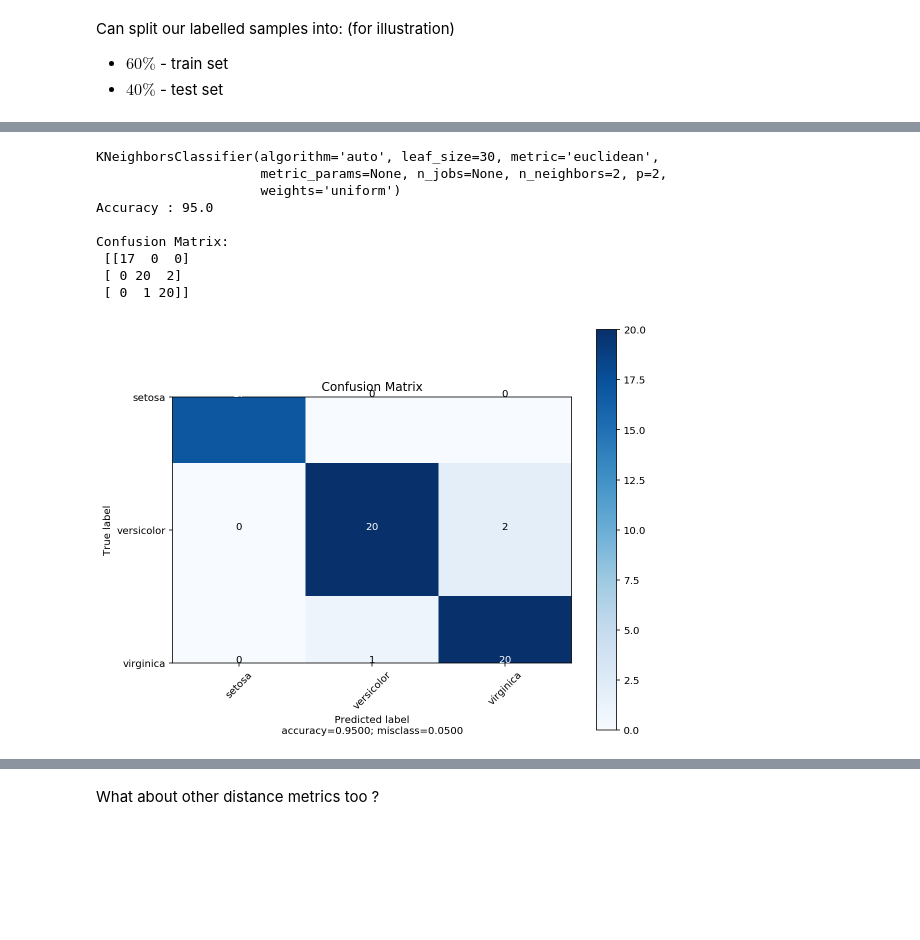
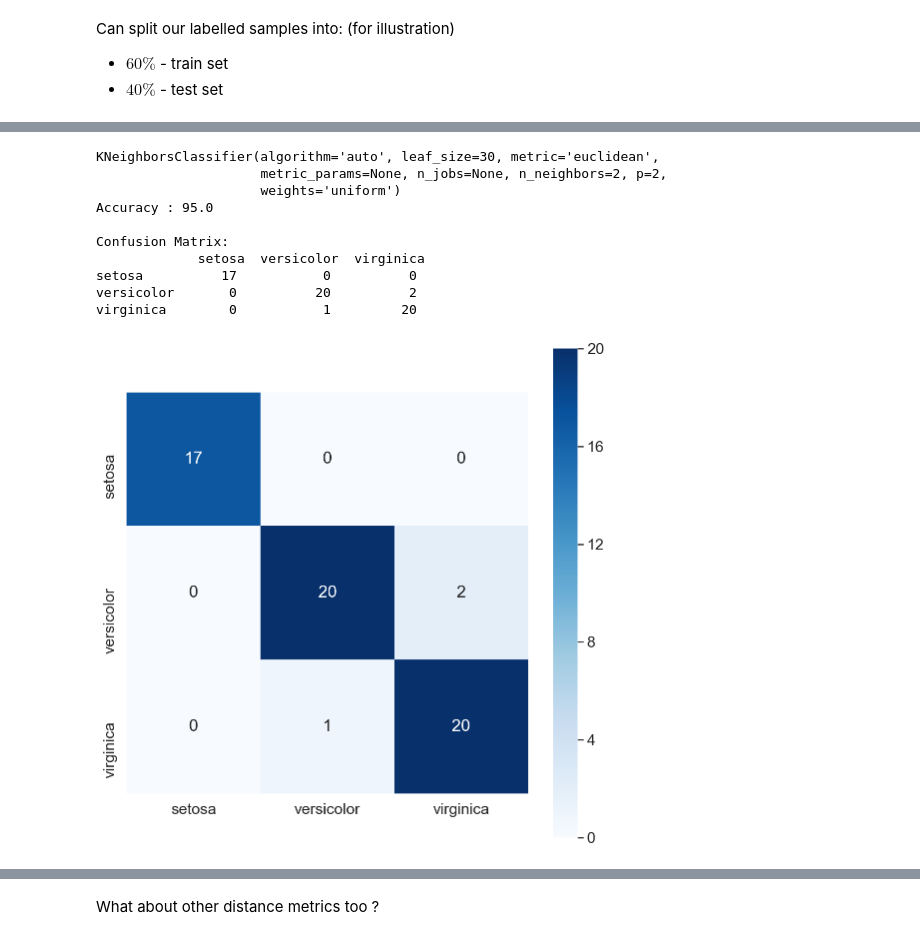
Before and after one commit to PacktPublishing/Practical-Machine-Learning-with-TensorFlow-2.0-and-Scikit-Learn, a Jupyter notebook: section_3/3-1.ipynb, the cells around one changed output, grey strips where cells are left out. Saved outputs shown, nothing was run; the diff lists cells and outputs as text; code cells hidden in the pictures; blank space fills up the shorter version.

```diff
--- a/section_3/3-1.ipynb
+++ b/section_3/3-1.ipynb
@@ -168,0 +90,5 @@ Ref: https://commons.wikimedia.org/wiki/File:Anderson%27s_Iris_data_set.png
+# %%
+# Coloured Correlation Matrix
+axs = sn.heatmap(iris_df.corr(), cmap="Blues", annot=True, square=True)
+axs.set_ylim(0, len(iris_df.corr()))
+plt.show()
@@ -242,30 +182,32 @@ plot_knn_decision_boundary()
 # %%
 from sklearn.metrics import accuracy_score, confusion_matrix
 # Create and fit a nearest-neighbor classifier
 def create_example_knn():
     n_neighbors = 2
     knn = KNeighborsClassifier(n_neighbors, metric='euclidean')
     print(knn.fit(X_train, y_train))
     y_test_predict = knn.predict(X_test)
+    cm = pd.DataFrame(confusion_matrix(y_test, y_test_predict), index=iris.target_names, columns=iris.target_names)
     print('Accuracy : {} \n'.format(100 * accuracy_score(y_test, y_test_predict)))
-    print('Confusion Matrix: \n {}'.format(confusion_matrix(y_test, y_test_predict)))
-    plot_confusion_matrix(cm=confusion_matrix(y_test, y_test_predict),
-                      normalize=False,
-                      target_names=iris.target_names,
-                      title='Confusion Matrix')
+    print('Confusion Matrix: \n {}'.format(cm))
+    axs = sn.heatmap(cm, cmap="Blues", annot=True, square=True)
+    axs.set_ylim(0, len(cm))
+    axs.invert_yaxis()
+    plt.show()
 
 create_example_knn()
 # %% [output]
 KNeighborsClassifier(algorithm='auto', leaf_size=30, metric='euclidean',
                      metric_params=None, n_jobs=None, n_neighbors=2, p=2,
                      weights='uniform')
 Accuracy : 95.0
 
 Confusion Matrix:
- [[17  0  0]
- [ 0 20  2]
- [ 0  1 20]]
+             setosa  versicolor  virginica
+setosa          17           0          0
+versicolor       0          20          2
+virginica        0           1         20
-[figure, old version]
+[figure, new version]
 # %% [markdown]
 ![image.png](attachment:image.png)
 # %%
```
Also changed, not shown: parts of 15 cells of this notebook, 3 other files.
